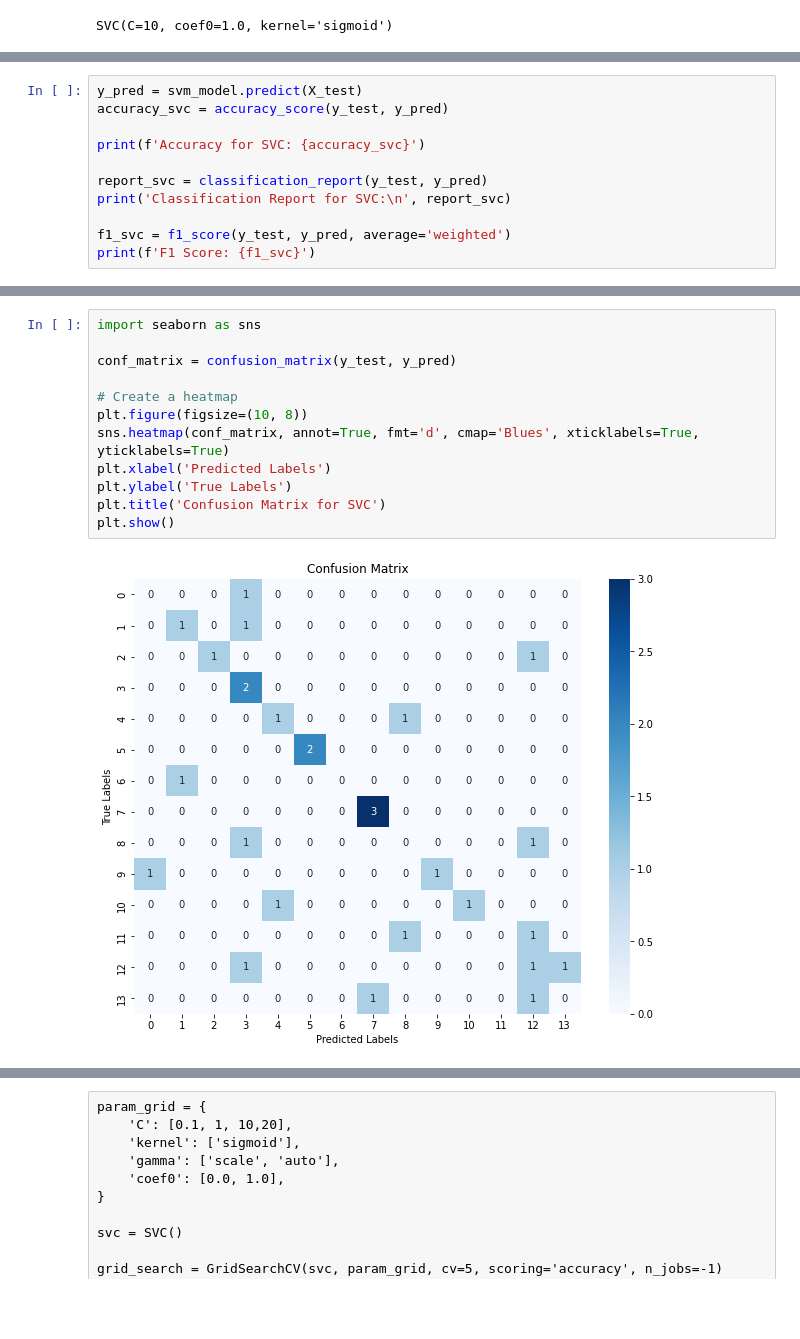
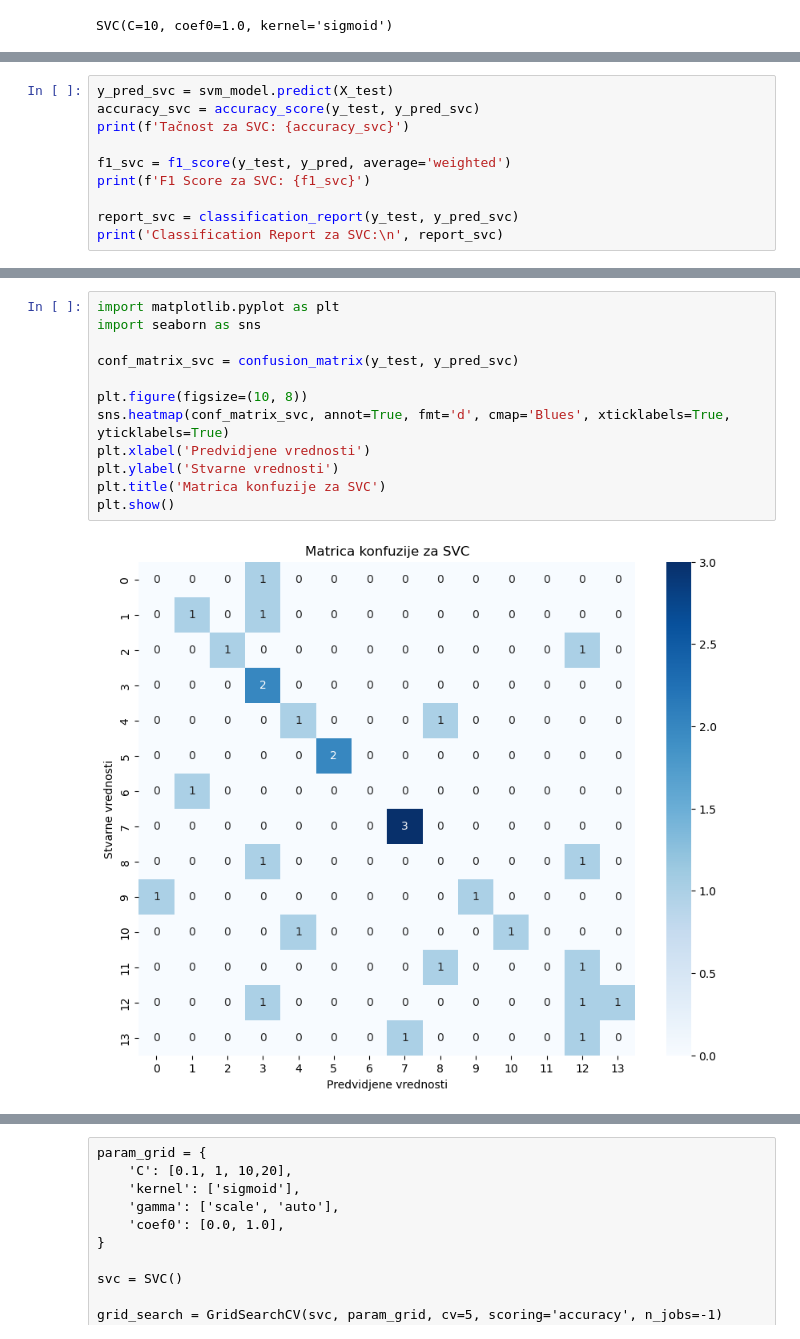
Before and after one commit to jelena3160/AutorshipAttribution, a Jupyter notebook: classla.ipynb, the cells around one changed output, grey strips where cells are left out. Saved outputs shown, nothing was run; the diff lists cells and outputs as text; blank space fills up the shorter version.

```diff
--- a/classla.ipynb
+++ b/classla.ipynb
@@ -179,12 +156,11 @@ from sklearn.metrics import f1_score,
 # %%
-y_pred = svm_model.predict(X_test)
-accuracy_svc = accuracy_score(y_test, y_pred)
-
-print(f'Accuracy for SVC: {accuracy_svc}')
-
-report_svc = classification_report(y_test, y_pred)
-print('Classification Report for SVC:\n', report_svc)
+y_pred_svc = svm_model.predict(X_test)
+accuracy_svc = accuracy_score(y_test, y_pred_svc)
+print(f'Tačnost za SVC: {accuracy_svc}')
 
 f1_svc = f1_score(y_test, y_pred, average='weighted')
-print(f'F1 Score: {f1_svc}')
+print(f'F1 Score za SVC: {f1_svc}')
+
+report_svc = classification_report(y_test, y_pred_svc)
+print('Classification Report za SVC:\n', report_svc)
 # %% [output]
@@ -208,14 +184,14 @@ F1 Score: 0.4400510204081633
 # %%
+import matplotlib.pyplot as plt
 import seaborn as sns
 
-conf_matrix = confusion_matrix(y_test, y_pred)
+conf_matrix_svc = confusion_matrix(y_test, y_pred_svc)
 
-# Create a heatmap
 plt.figure(figsize=(10, 8))
-sns.heatmap(conf_matrix, annot=True, fmt='d', cmap='Blues', xticklabels=True, yticklabels=True)
-plt.xlabel('Predicted Labels')
-plt.ylabel('True Labels')
-plt.title('Confusion Matrix for SVC')
+sns.heatmap(conf_matrix_svc, annot=True, fmt='d', cmap='Blues', xticklabels=True, yticklabels=True)
+plt.xlabel('Predvidjene vrednosti')
+plt.ylabel('Stvarne vrednosti')
+plt.title('Matrica konfuzije za SVC')
 plt.show()
 # %% [output]
-[figure, old version]
+[figure, new version]
```
Also changed, not shown: parts of 24 cells of this notebook.
